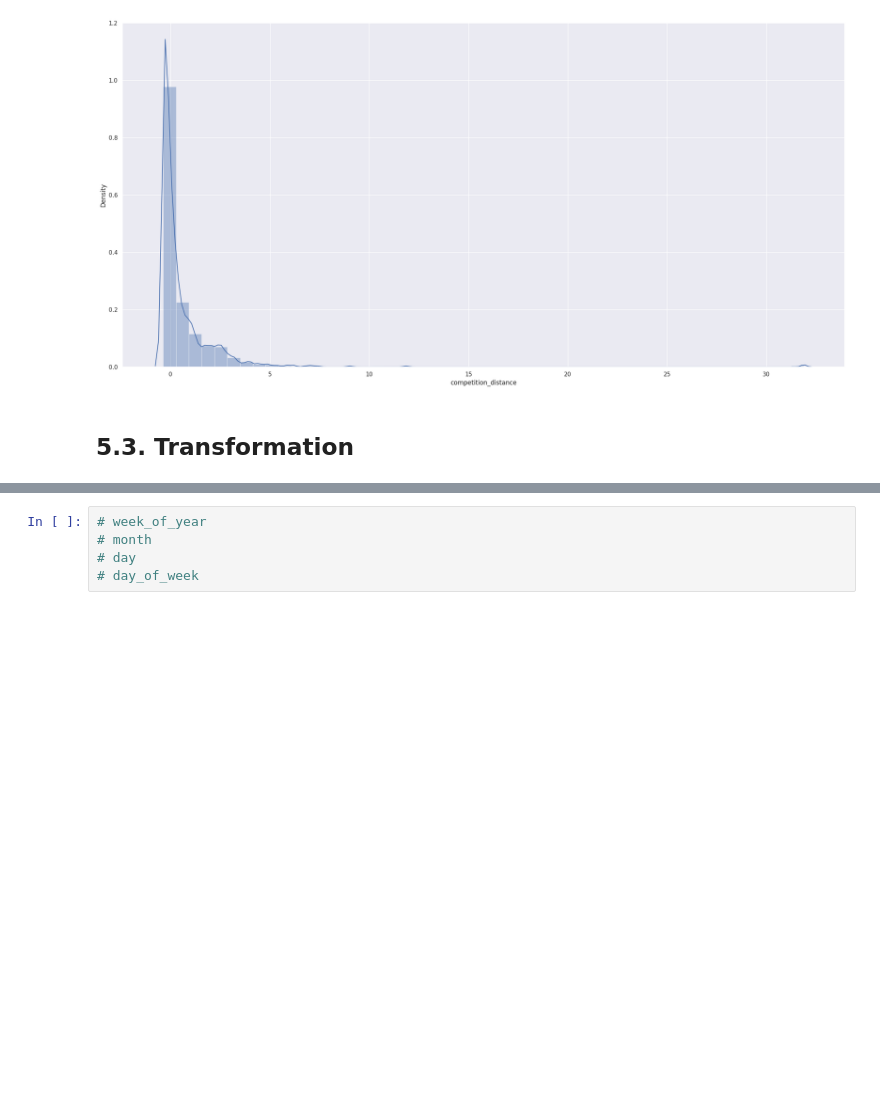
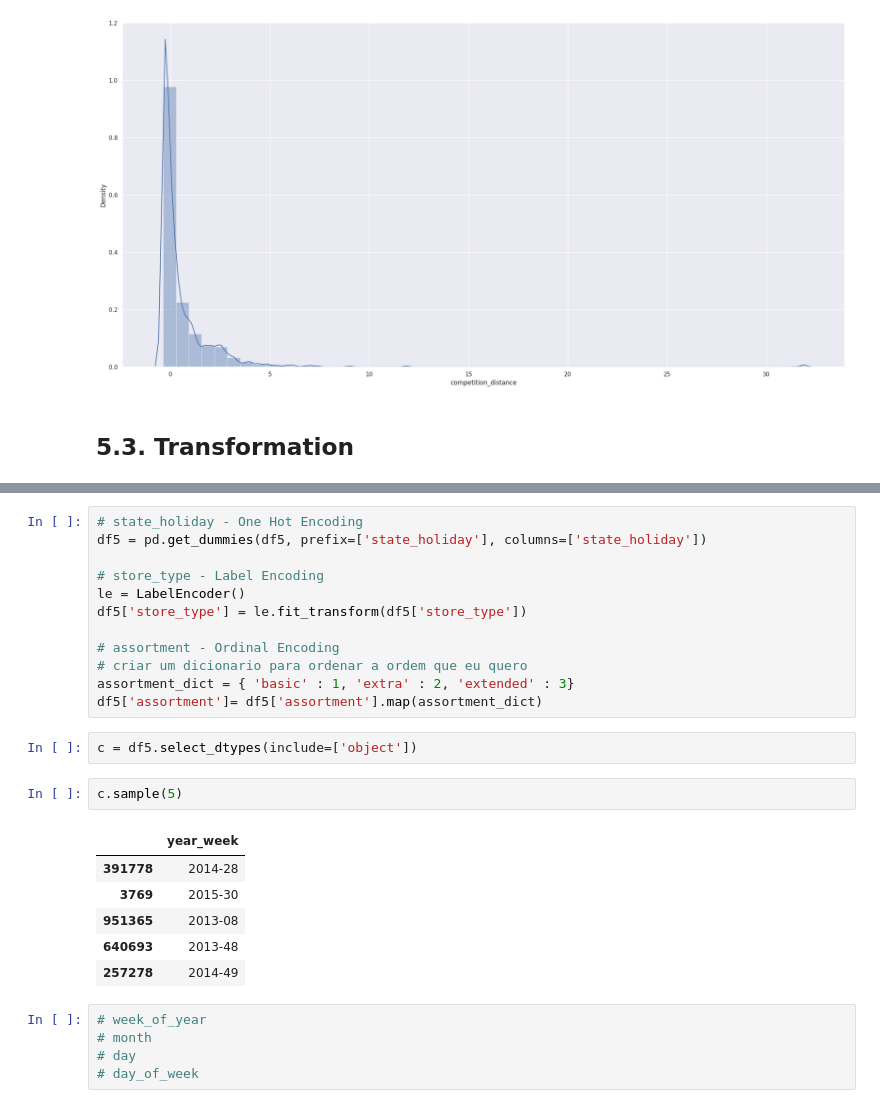
Before and after one commit to celestino-ferraz/DataScience-Em-Producao, a Jupyter notebook: m04_v01_store_sales_prediction.ipynb, the cells around one changed output, grey strips where cells are left out. Saved outputs shown, nothing was run; the diff lists cells and outputs as text; blank space fills up the shorter version.

```diff
--- a/m04_v01_store_sales_prediction.ipynb
+++ b/m04_v01_store_sales_prediction.ipynb
@@ -559,3 +592,26 @@ https://gist.github.com/mwaskom/de44147ed2974457ad6372750bbe5751
+# %%
+# state_holiday - One Hot Encoding
+df5 = pd.get_dummies(df5, prefix=['state_holiday'], columns=['state_holiday'])
+
+# store_type - Label Encoding
+le = LabelEncoder()
+df5['store_type'] = le.fit_transform(df5['store_type'])
+
+# assortment - Ordinal Encoding
+# criar um dicionario para ordenar a ordem que eu quero
+assortment_dict = { 'basic' : 1, 'extra' : 2, 'extended' : 3}
+df5['assortment']= df5['assortment'].map(assortment_dict)
+# %%
+c = df5.select_dtypes(include=['object'])
+# %%
+c.sample(5)
+# %% [output]
+|  | year_week |
+| 391778 | 2014-28 |
+| 3769 | 2015-30 |
+| 951365 | 2013-08 |
+| 640693 | 2013-48 |
+| 257278 | 2014-49 |
 # %%
 # week_of_year
 # month
```
Also changed, not shown: parts of 6 cells of this notebook.
